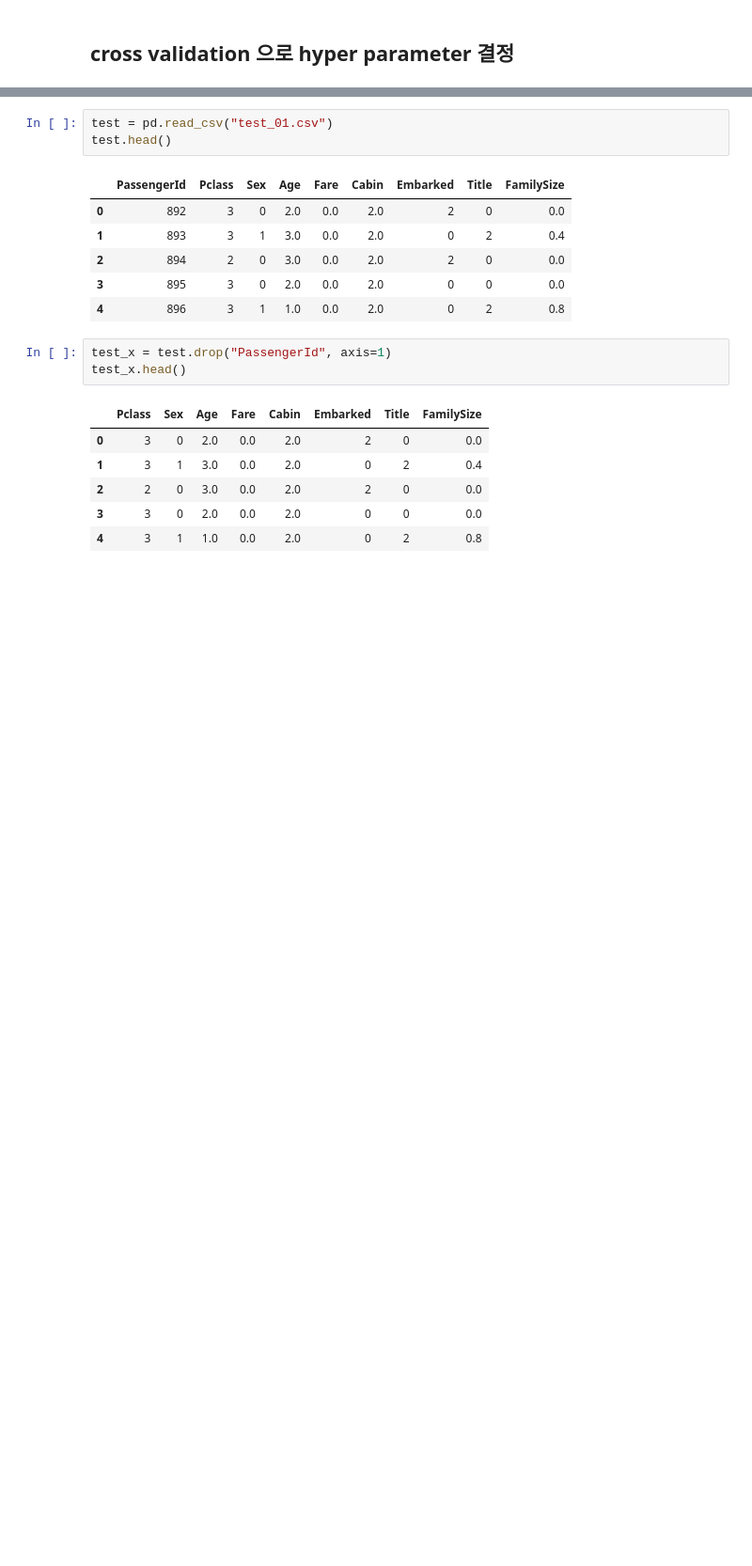
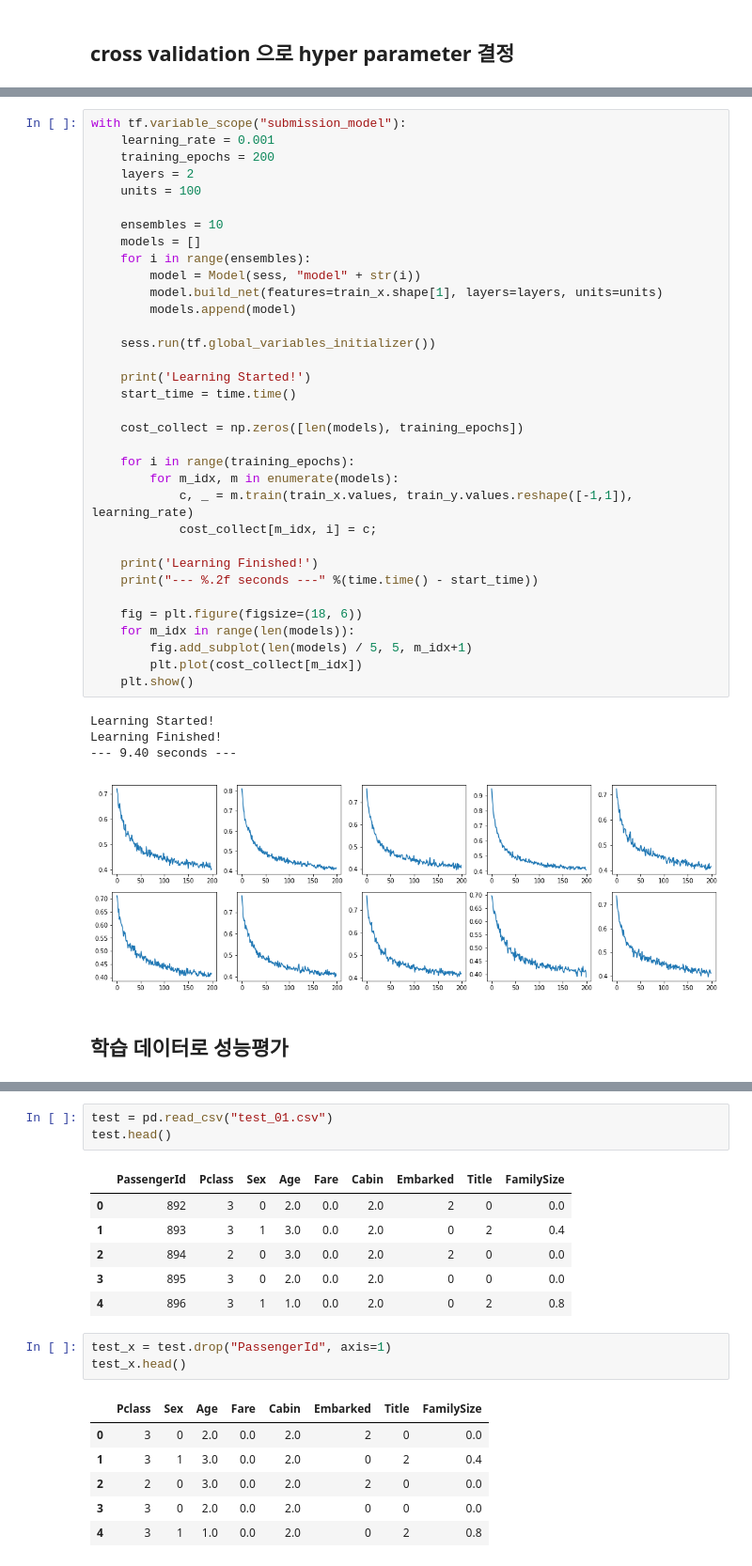
Before and after one commit to inoray/ML_DL_Tensorflow_study, a Jupyter notebook: season_02_Kaggle/01_Titanic_Machine_Learning_from_Disaster/김성헌/김성헌_타이타닉_1차_CrossValidation_DNN_dropout.ipynb, the cells around one changed output, grey strips where cells are left out. Shown: that part at 94% size. Saved outputs shown, nothing was run; the diff lists cells and outputs as text; blank space fills up the shorter version.

Commit message:
ensemble구현

```diff
--- a/season_02_Kaggle/01_Titanic_Machine_Learning_from_Disaster/김성헌/김성헌_타이타닉_1차_CrossValidation_DNN_dropout.ipynb
+++ b/season_02_Kaggle/01_Titanic_Machine_Learning_from_Disaster/김성헌/김성헌_타이타닉_1차_CrossValidation_DNN_dropout.ipynb
@@ -215,0 +264,41 @@ accuracy=0.85
+# %%
+with tf.variable_scope("submission_model"):
+    learning_rate = 0.001
+    training_epochs = 200
+    layers = 2
+    units = 100
+
+    ensembles = 10
+    models = []
+    for i in range(ensembles):
+        model = Model(sess, "model" + str(i))
+        model.build_net(features=train_x.shape[1], layers=layers, units=units)
+        models.append(model)
+
+    sess.run(tf.global_variables_initializer())
+
+    print('Learning Started!')
+    start_time = time.time()
+
+    cost_collect = np.zeros([len(models), training_epochs])
+
+    for i in range(training_epochs):
+        for m_idx, m in enumerate(models):
+            c, _ = m.train(train_x.values, train_y.values.reshape([-1,1]), learning_rate)
+            cost_collect[m_idx, i] = c;
+
+    print('Learning Finished!')
+    print("--- %.2f seconds ---" %(time.time() - start_time))
+
+    fig = plt.figure(figsize=(18, 6))
+    for m_idx in range(len(models)):
+        fig.add_subplot(len(models) / 5, 5, m_idx+1)
+        plt.plot(cost_collect[m_idx])
+    plt.show()
+# %% [output]
+Learning Started!
+Learning Finished!
+--- 9.40 seconds ---
+[figure, added]
+# %% [markdown]
+## 학습 데이터로 성능평가
```
Also changed, not shown: parts of 19 cells of this notebook, 1 other file.
